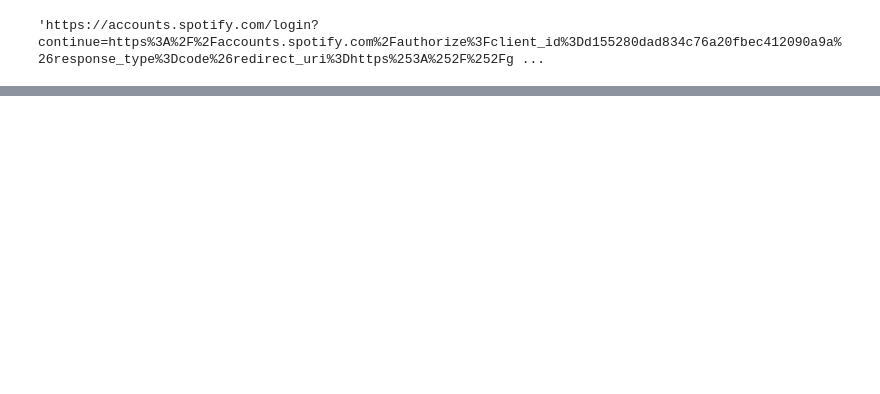
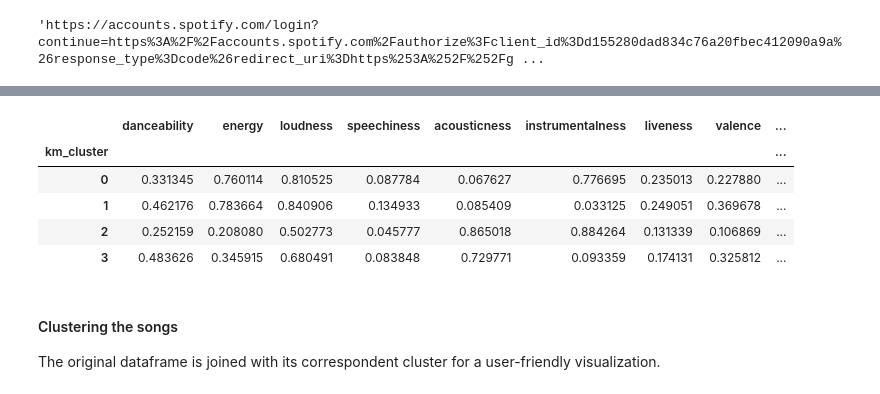
Before and after one commit to vrctin/Track-Clusterization, a Jupyter notebook: Spotify+LastFM clusterization.ipynb, the cells around one changed output, grey strips where cells are left out. Cells and saved outputs as stored; diff of their text form; code cells hidden in the pictures; blank space fills up the shorter version.

```diff
--- a/Spotify+LastFM clusterization.ipynb
+++ b/Spotify+LastFM clusterization.ipynb
@@ -600,0 +402,20 @@ plt.show()
+# %%
+kmodel = KMeans(n_clusters=4, random_state=7).fit(audio_features_dataframe)
+predictions = kmodel.predict(audio_features_dataframe)
+
+audio_features_4cl = audio_features_dataframe.copy()
+audio_features_4cl['km_cluster'] = predictions
+
+clusters = audio_features_4cl.groupby('km_cluster').agg('mean')
+clusters
+# %% [output]
+|  | danceability | energy | loudness | speechiness | acousticness | instrumentalness | liveness | valence | ... |
+| km_cluster |  |  |  |  |  |  |  |  | ... |
+| 0 | 0.331345 | 0.760114 | 0.810525 | 0.087784 | 0.067627 | 0.776695 | 0.235013 | 0.227880 | ... |
+| 1 | 0.462176 | 0.783664 | 0.840906 | 0.134933 | 0.085409 | 0.033125 | 0.249051 | 0.369678 | ... |
+| 2 | 0.252159 | 0.208080 | 0.502773 | 0.045777 | 0.865018 | 0.884264 | 0.131339 | 0.106869 | ... |
+| 3 | 0.483626 | 0.345915 | 0.680491 | 0.083848 | 0.729771 | 0.093359 | 0.174131 | 0.325812 | ... |
+# %% [markdown]
+#### Clustering the songs
+
+The original dataframe is joined with its correspondent cluster for a user-friendly visualization.
```
Also changed, not shown: parts of 59 cells of this notebook.
